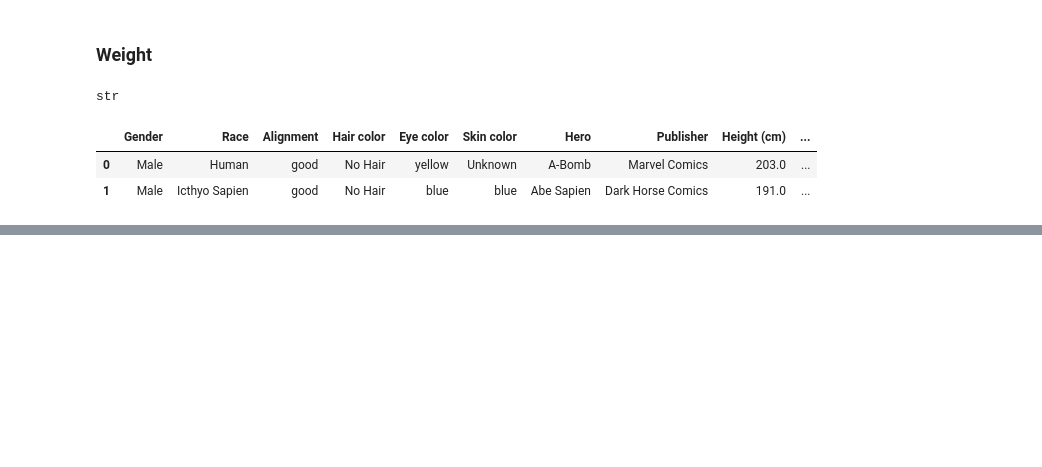
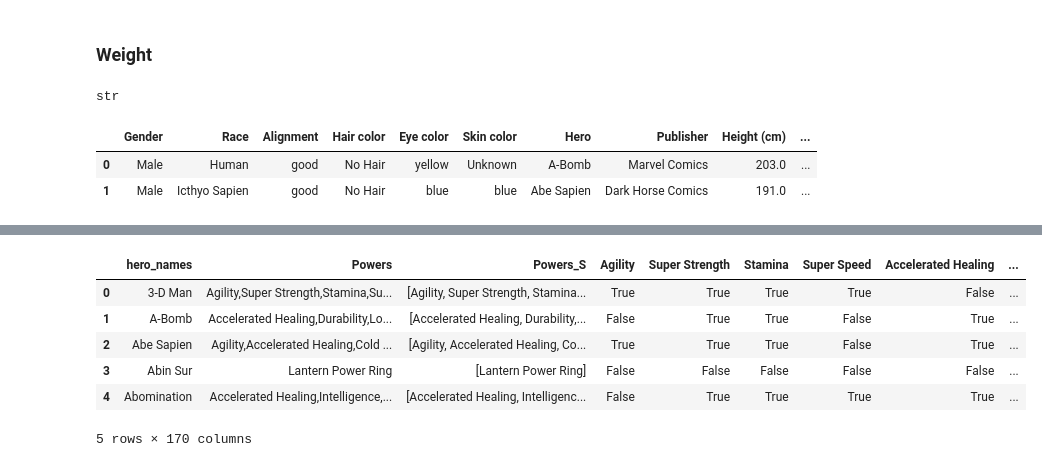
Before and after one commit to evany24/Advanced-Transformations-Core, a Jupyter notebook: Advanced Transformations Core.ipynb, the cells around one changed output, grey strips where cells are left out. Saved outputs shown, nothing was run; the diff lists cells and outputs as text; code cells hidden in the pictures; blank space fills up the shorter version.

```diff
--- a/Advanced Transformations Core.ipynb
+++ b/Advanced Transformations Core.ipynb
@@ -249,0 +280,2 @@ info_df.head(2)
+# %%
+powers_df['Powers_S'] = powers_df['Powers'].str.split(',')
@@ -249,0 +301,3 @@ info_df.head(2)
+# %%
+exploded = powers_df.explode('Powers_S')
+exploded.head()
@@ -249,0 +311,4 @@ info_df.head(2)
+# %%
+## saving the unique values from the exploded column
+cols_to_make = exploded['Powers_S'].dropna().unique()
+cols_to_make
@@ -249,0 +333,14 @@ info_df.head(2)
+# %%
+# creat a new column for each of our unique values and indicate true or
+# false based on original value
+for col in cols_to_make:
+    powers_df[col] = powers_df['Powers'].str.contains(col)
+powers_df.head()
+# %% [output]
+|  | hero_names | Powers | Powers_S | Agility | Super Strength | Stamina | Super Speed | Accelerated Healing | ... |
+| 0 | 3-D Man | Agility,Super Strength,Stamina,Su... | [Agility, Super Strength, Stamina... | True | True | True | True | False | ... |
+| 1 | A-Bomb | Accelerated Healing,Durability,Lo... | [Accelerated Healing, Durability,... | False | True | True | False | True | ... |
+| 2 | Abe Sapien | Agility,Accelerated Healing,Cold ... | [Agility, Accelerated Healing, Co... | True | True | True | False | True | ... |
+| 3 | Abin Sur | Lantern Power Ring | [Lantern Power Ring] | False | False | False | False | False | ... |
+| 4 | Abomination | Accelerated Healing,Intelligence,... | [Accelerated Healing, Intelligenc... | False | True | True | True | True | ... |
+5 rows × 170 columns
```
Also changed, not shown: parts of 29 cells of this notebook.
